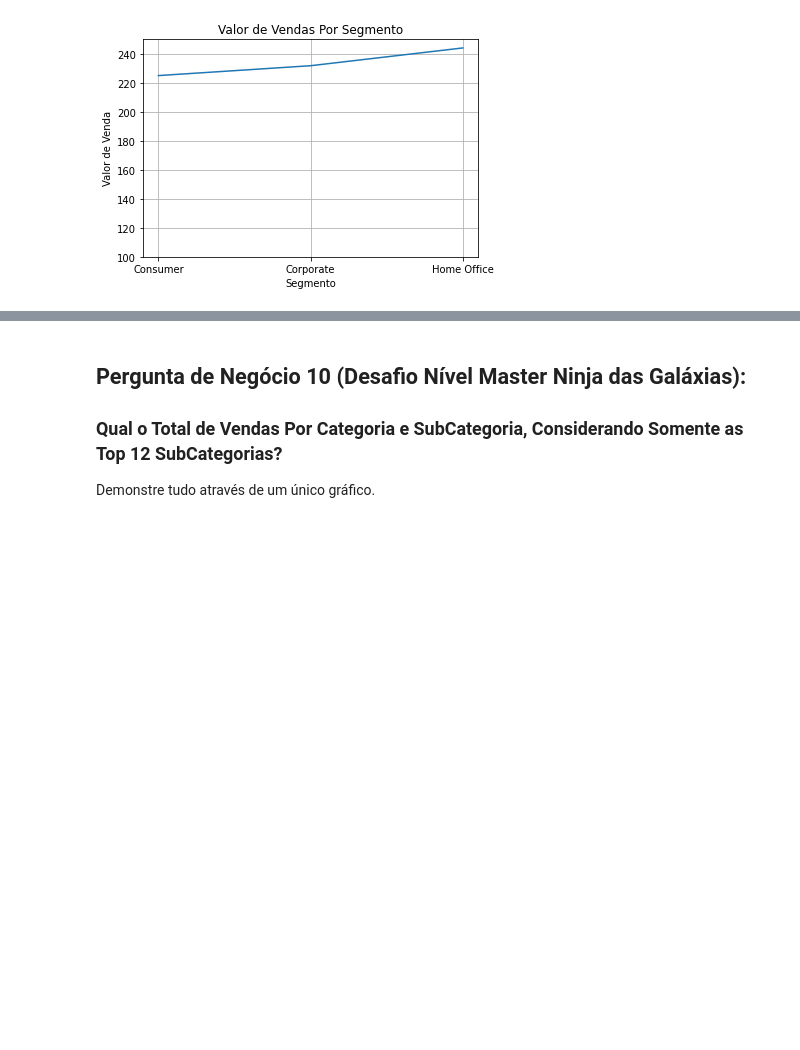
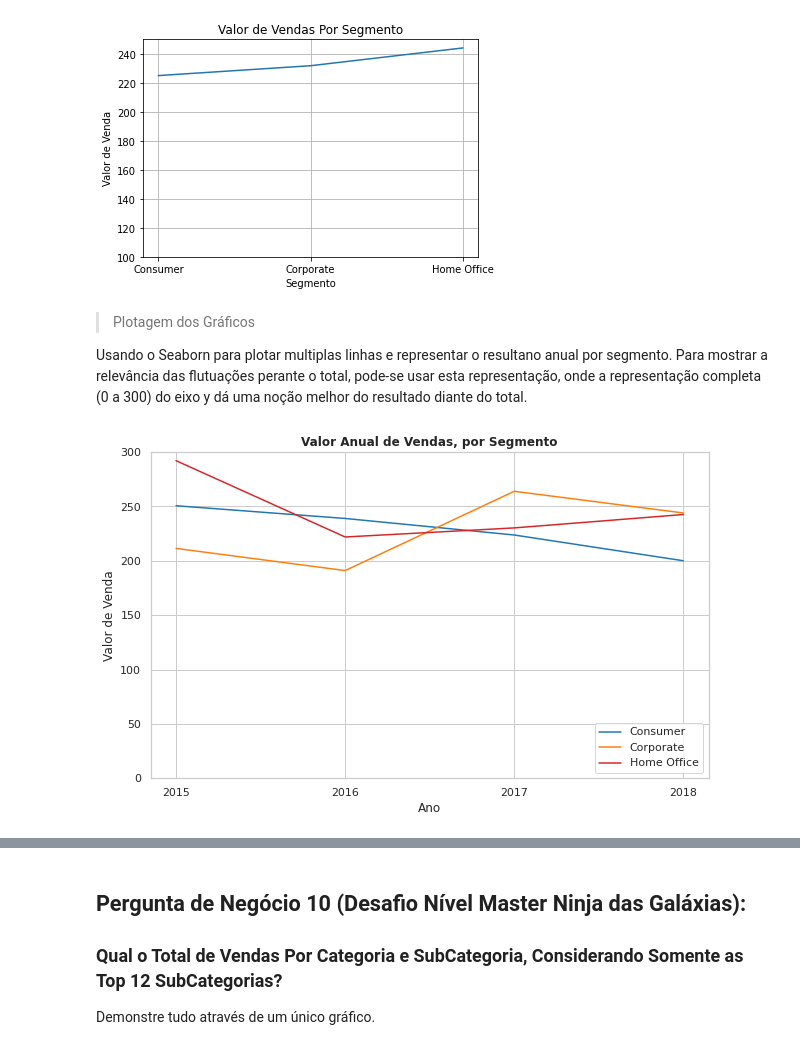
Before and after one commit to nettorobson/jupyter_varejo, a Jupyter notebook: projeto-varejo.ipynb, the cells around one changed output, grey strips where cells are left out. Saved outputs shown, nothing was run; the diff lists cells and outputs as text; code cells hidden in the pictures; blank space fills up the shorter version.

Commit message:
Add news plots

```diff
--- a/projeto-varejo.ipynb
+++ b/projeto-varejo.ipynb
@@ -1049,0 +1039,24 @@ plt.show()
+# %% [markdown]
+> Plotagem dos Gráficos
+
+Usando o Seaborn para plotar multiplas linhas e representar o resultano anual por segmento.
+Para mostrar a relevância das flutuações perante o total, pode-se usar esta representação, onde a representação completa (0 a 300) do eixo y dá uma noção melhor do resultado diante do total.
+# %%
+sns.set_theme(style="whitegrid")
+plt.figure(figsize=(10, 6))
+
+sns.lineplot(data=df_ano_mean, x='Ano', y='Valor_Venda', hue='Segmento', \
+             palette=['tab:blue','tab:orange','tab:red'])
+
+# Ajustando os eixos x e y
+plt.yticks(range(0, 301, 50))
+plt.xticks(range(2015, 2019, 1))
+
+plt.xlabel('Ano')
+plt.ylabel('Valor de Venda')
+plt.title('Valor Anual de Vendas, por Segmento', fontweight='bold')
+plt.legend(loc='lower right')
+
+plt.show()
+# %% [output]
+[figure, added]
```
Also changed, not shown: parts of 13 cells of this notebook.
